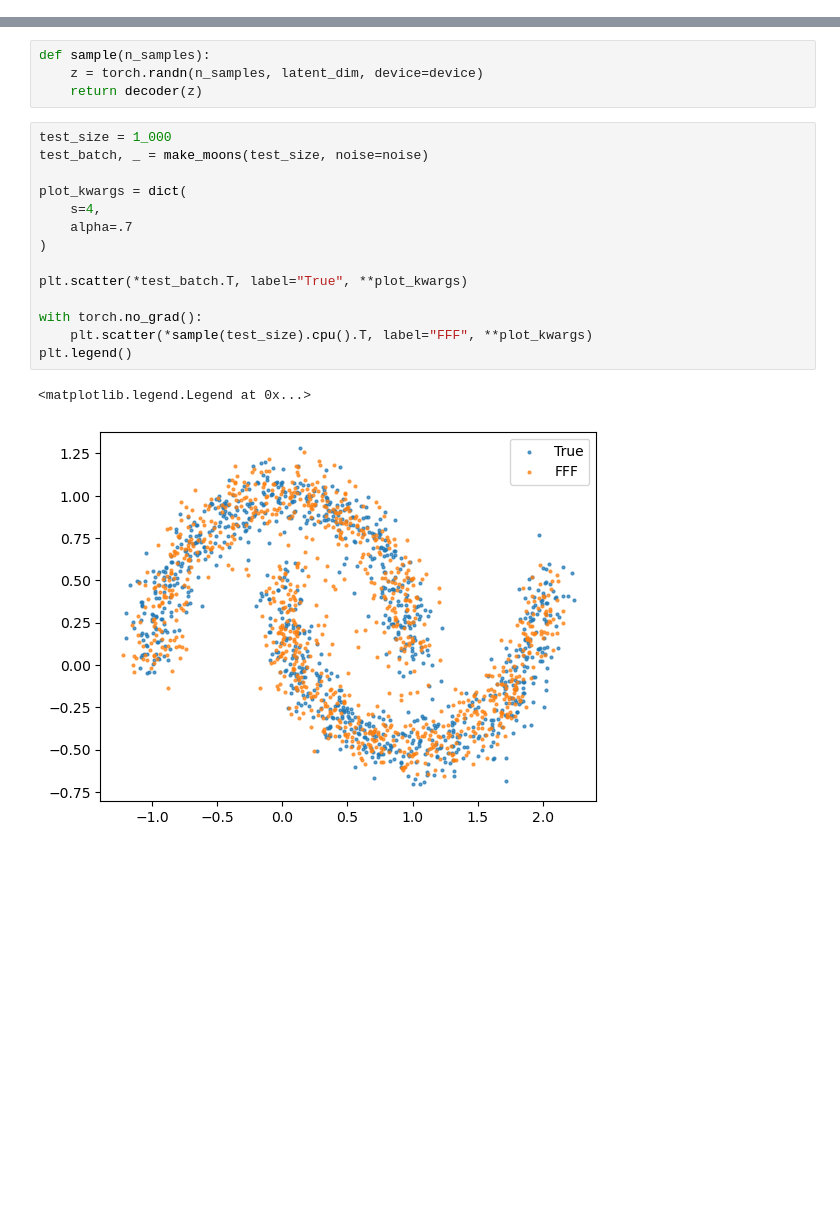
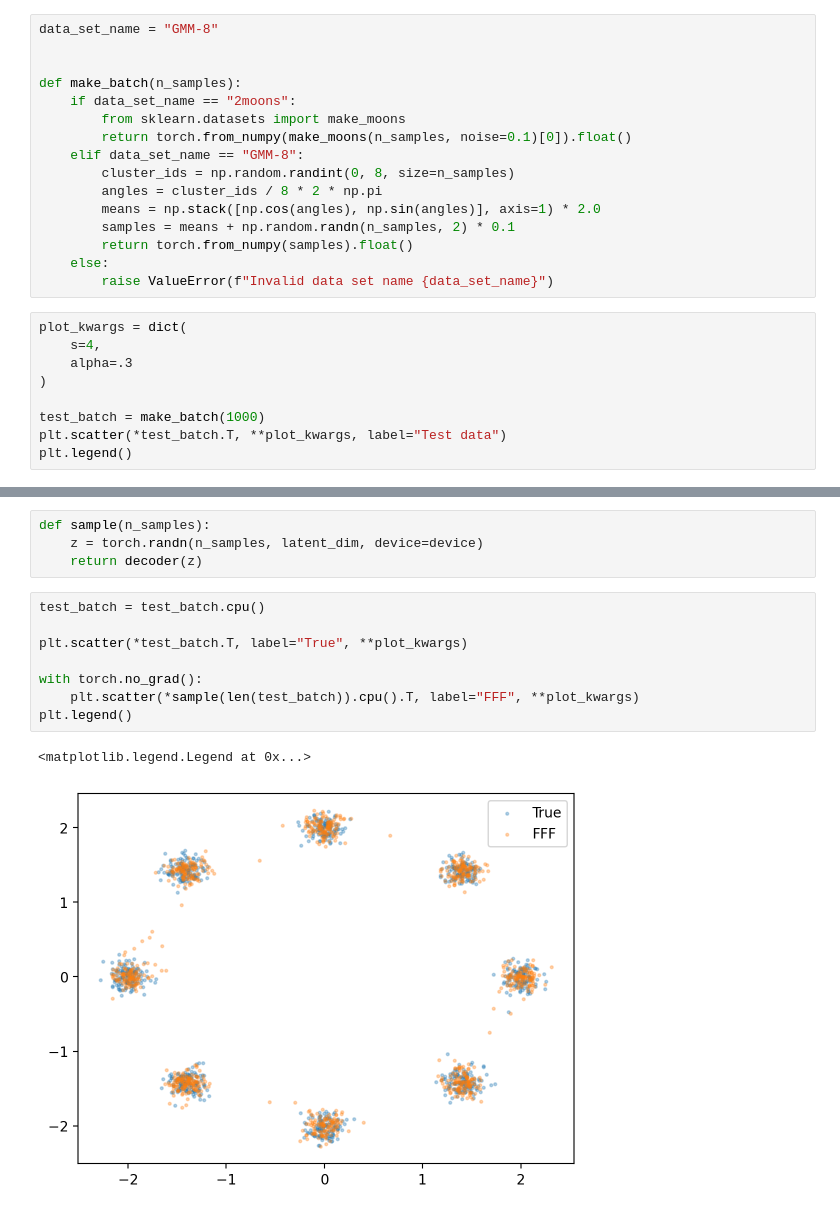
Before and after one commit to vislearn/FFF, a Jupyter notebook: toy-example.ipynb, the cells around one changed output, grey strips where cells are left out. Saved outputs shown, nothing was run; the diff lists cells and outputs as text; blank space fills up the shorter version.

```diff
--- a/toy-example.ipynb
+++ b/toy-example.ipynb
@@ -16,0 +19,25 @@ import matplotlib.pyplot as plt
+# %%
+data_set_name = "GMM-8"
+
+
+def make_batch(n_samples):
+    if data_set_name == "2moons":
+        from sklearn.datasets import make_moons
+        return torch.from_numpy(make_moons(n_samples, noise=0.1)[0]).float()
+    elif data_set_name == "GMM-8":
+        cluster_ids = np.random.randint(0, 8, size=n_samples)
+        angles = cluster_ids / 8 * 2 * np.pi
+        means = np.stack([np.cos(angles), np.sin(angles)], axis=1) * 2.0
+        samples = means + np.random.randn(n_samples, 2) * 0.1
+        return torch.from_numpy(samples).float()
+    else:
+        raise ValueError(f"Invalid data set name {data_set_name}")
+# %%
+plot_kwargs = dict(
+    s=4,
+    alpha=.3
+)
+
+test_batch = make_batch(1000)
+plt.scatter(*test_batch.T, **plot_kwargs, label="Test data")
+plt.legend()
@@ -97,19 +164,13 @@ def sample(n_samples):
     z = torch.randn(n_samples, latent_dim, device=device)
     return decoder(z)
 # %%
-test_size = 1_000
-test_batch, _ = make_moons(test_size, noise=noise)
-
-plot_kwargs = dict(
-    s=4,
-    alpha=.7
-)
+test_batch = test_batch.cpu()
 
 plt.scatter(*test_batch.T, label="True", **plot_kwargs)
 
 with torch.no_grad():
-    plt.scatter(*sample(test_size).cpu().T, label="FFF", **plot_kwargs)
+    plt.scatter(*sample(len(test_batch)).cpu().T, label="FFF", **plot_kwargs)
 plt.legend()
 # %% [output]
 <matplotlib.legend.Legend at 0x...>
-[figure, old version]
+[figure, new version]
```
Also changed, not shown: parts of 5 cells of this notebook.
